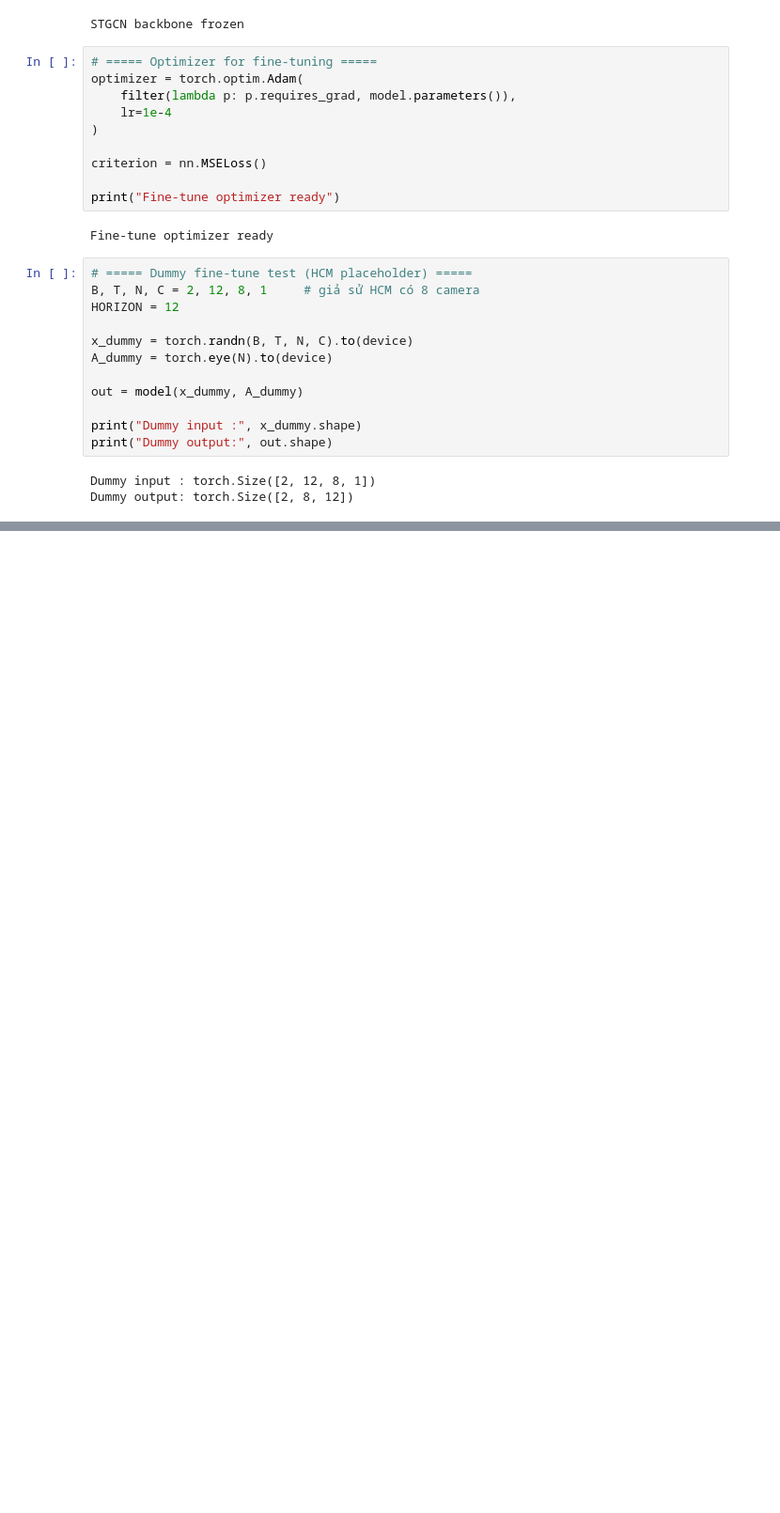
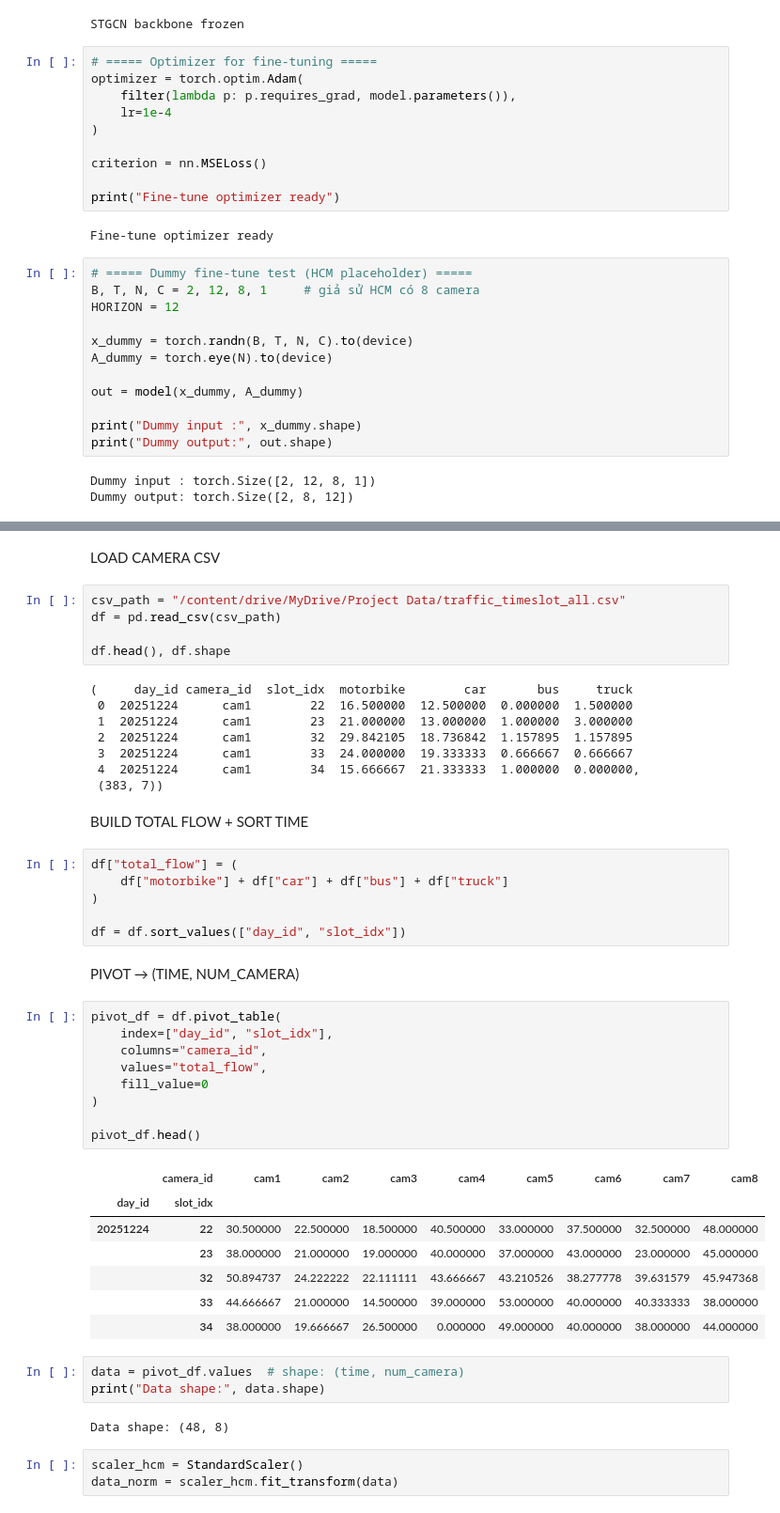
Before and after one commit to steve859/traffic_flow_prediction, a Jupyter notebook: model/notebooks/01_pretrain_STGCN.ipynb, the cells around one changed output, grey strips where cells are left out. Shown at 94% size. Saved outputs shown, nothing was run; the diff lists cells and outputs as text; blank space fills up the shorter version.

```diff
--- a/model/notebooks/01_pretrain_STGCN.ipynb
+++ b/model/notebooks/01_pretrain_STGCN.ipynb
@@ -774,0 +789,50 @@ Dummy output: torch.Size([2, 8, 12])
+# %% [markdown]
+LOAD CAMERA CSV
+# %%
+csv_path = "/content/drive/MyDrive/Project Data/traffic_timeslot_all.csv"
+df = pd.read_csv(csv_path)
+
+df.head(), df.shape
+# %% [output]
+(     day_id camera_id  slot_idx  motorbike        car       bus     truck
+ 0  20251224      cam1        22  16.500000  12.500000  0.000000  1.500000
+ 1  20251224      cam1        23  21.000000  13.000000  1.000000  3.000000
+ 2  20251224      cam1        32  29.842105  18.736842  1.157895  1.157895
+ 3  20251224      cam1        33  24.000000  19.333333  0.666667  0.666667
+ 4  20251224      cam1        34  15.666667  21.333333  1.000000  0.000000,
+ (383, 7))
+# %% [markdown]
+BUILD TOTAL FLOW + SORT TIME
+# %%
+df["total_flow"] = (
+    df["motorbike"] + df["car"] + df["bus"] + df["truck"]
+)
+
+df = df.sort_values(["day_id", "slot_idx"])
+# %% [markdown]
+PIVOT → (TIME, NUM_CAMERA)
+# %%
+pivot_df = df.pivot_table(
+    index=["day_id", "slot_idx"],
+    columns="camera_id",
+    values="total_flow",
+    fill_value=0
+)
+
+pivot_df.head()
+# %% [output]
+|  | camera_id | cam1 | cam2 | cam3 | cam4 | cam5 | cam6 | cam7 | cam8 |
+| day_id | slot_idx |  |  |  |  |  |  |  |  |
+| 20251224 | 22 | 30.500000 | 22.500000 | 18.500000 | 40.500000 | 33.000000 | 37.500000 | 32.500000 | 48.000000 |
+|  | 23 | 38.000000 | 21.000000 | 19.000000 | 40.000000 | 37.000000 | 43.000000 | 23.000000 | 45.000000 |
+|  | 32 | 50.894737 | 24.222222 | 22.111111 | 43.666667 | 43.210526 | 38.277778 | 39.631579 | 45.947368 |
+|  | 33 | 44.666667 | 21.000000 | 14.500000 | 39.000000 | 53.000000 | 40.000000 | 40.333333 | 38.000000 |
+|  | 34 | 38.000000 | 19.666667 | 26.500000 | 0.000000 | 49.000000 | 40.000000 | 38.000000 | 44.000000 |
+# %%
+data = pivot_df.values  # shape: (time, num_camera)
+print("Data shape:", data.shape)
+# %% [output]
+Data shape: (48, 8)
+# %%
+scaler_hcm = StandardScaler()
+data_norm = scaler_hcm.fit_transform(data)
```
Also changed, not shown: parts of 21 cells of this notebook.
